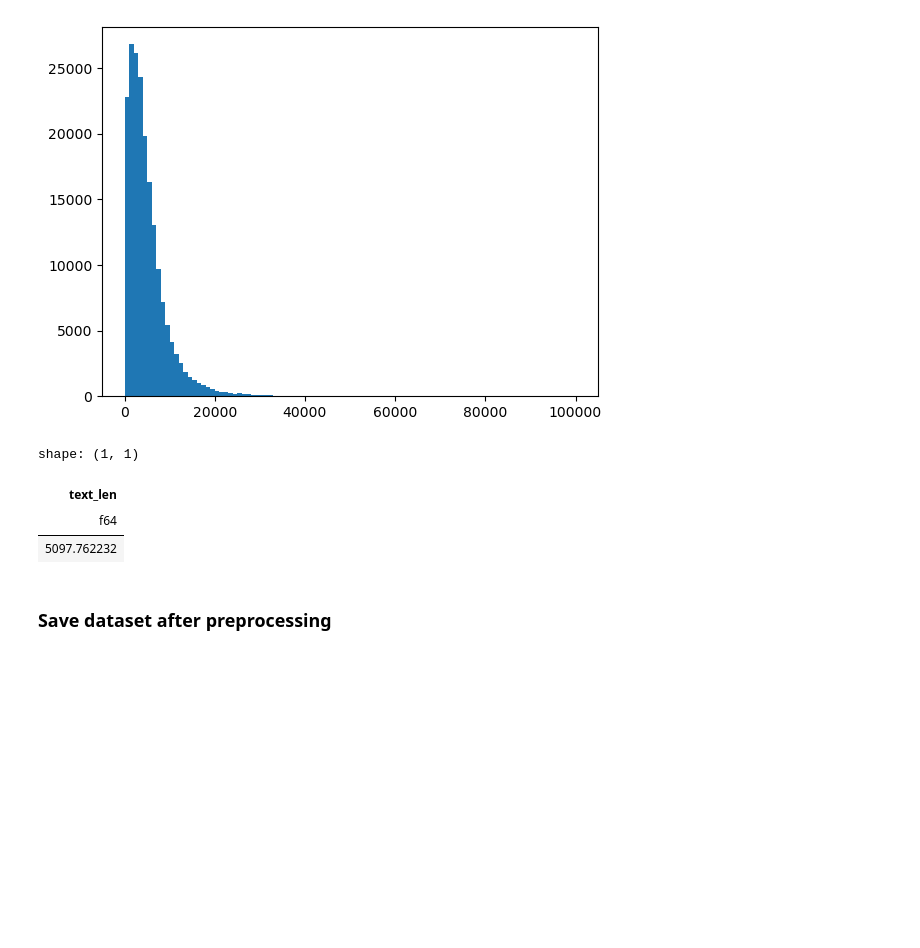
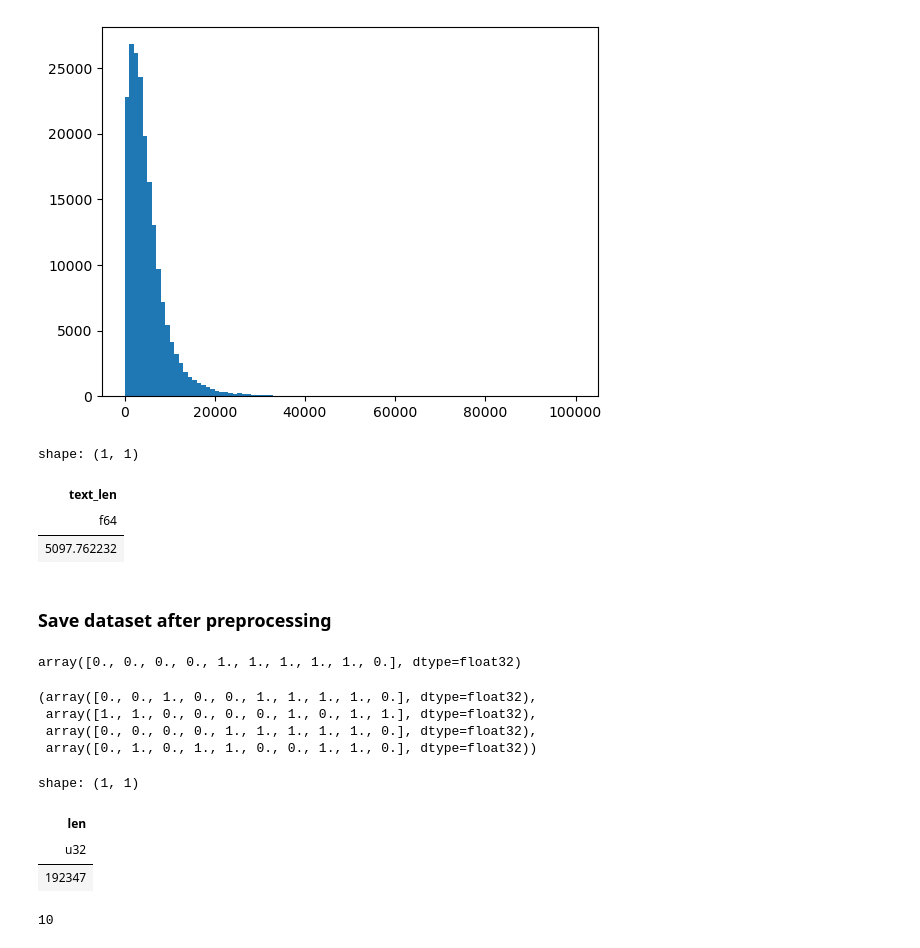
Before and after one commit to infamax/hse_nlp_project, a Jupyter notebook: notebooks/EDA.ipynb, the cells around one changed output. Cells and saved outputs as stored; diff of their text form; code cells hidden in the pictures; blank space fills up the shorter version.

```diff
--- a/notebooks/EDA.ipynb
+++ b/notebooks/EDA.ipynb
@@ -222,3 +253,29 @@ shape: (1, 1)
 # %%
 path_to_dataset_after_preprossing = path_to_dataset_folder / "medium_articles.parquet"
 df.select("text", "tags").collect().write_parquet(path_to_dataset_after_preprossing)
+# %%
+from sklearn.preprocessing import MultiLabelBinarizer
+multilabel = MultiLabelBinarizer()
+
+labels = multilabel.fit_transform(df.select("tags").limit(5).collect()["tags"]).astype('float32')
+labels[0]
+# %% [output]
+array([0., 0., 0., 0., 1., 1., 1., 1., 1., 0.], dtype=float32)
+# %%
+labels[1], labels[2], labels[3], labels[4]
+# %% [output]
+(array([0., 0., 1., 0., 0., 1., 1., 1., 1., 0.], dtype=float32),
+ array([1., 1., 0., 0., 0., 0., 1., 0., 1., 1.], dtype=float32),
+ array([0., 0., 0., 0., 1., 1., 1., 1., 1., 0.], dtype=float32),
+ array([0., 1., 0., 1., 1., 0., 0., 1., 1., 0.], dtype=float32))
+# %%
+df.select(pl.len()).collect()
+# %% [output]
+shape: (1, 1)
+| len |
+| u32 |
+| 192347 |
+# %%
+set(list(df.select("tags").limit(5).explode("tags").collect()["tags"])).__len__()
+# %% [output]
+10
```
Also changed, not shown: parts of 4 cells of this notebook, 14 other files.
